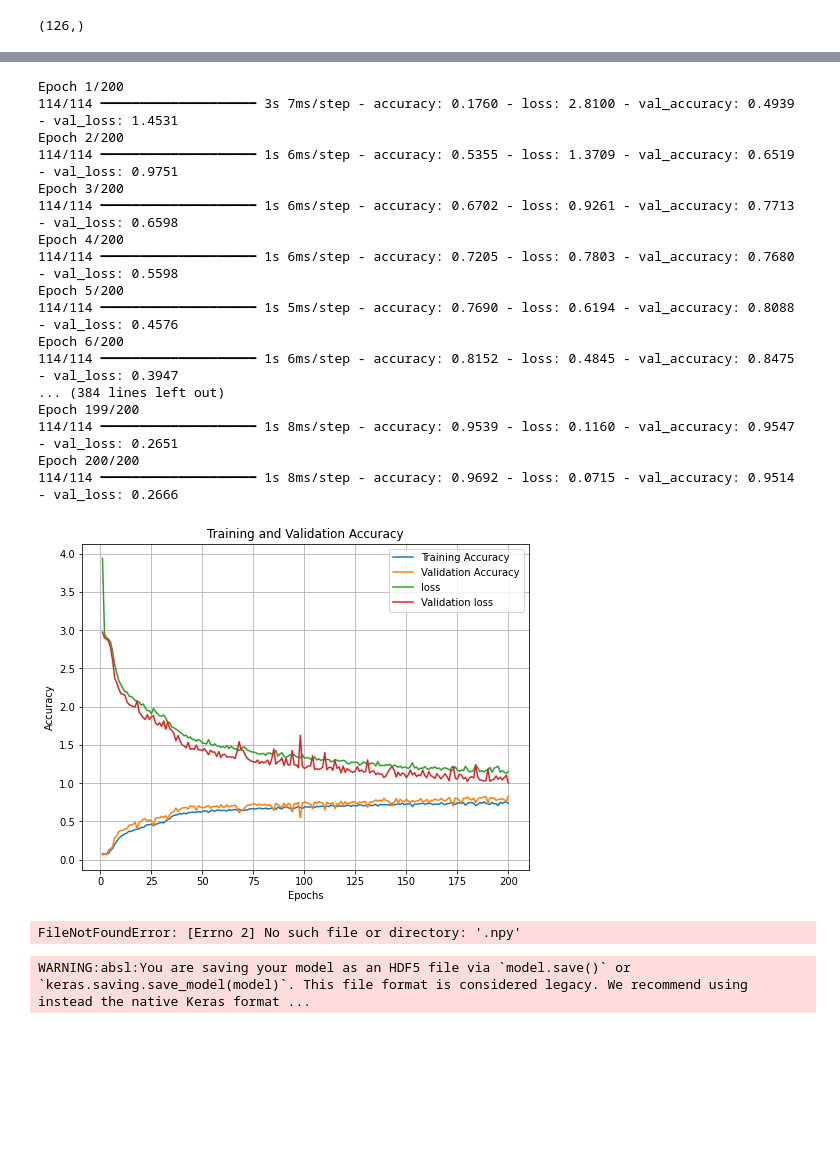
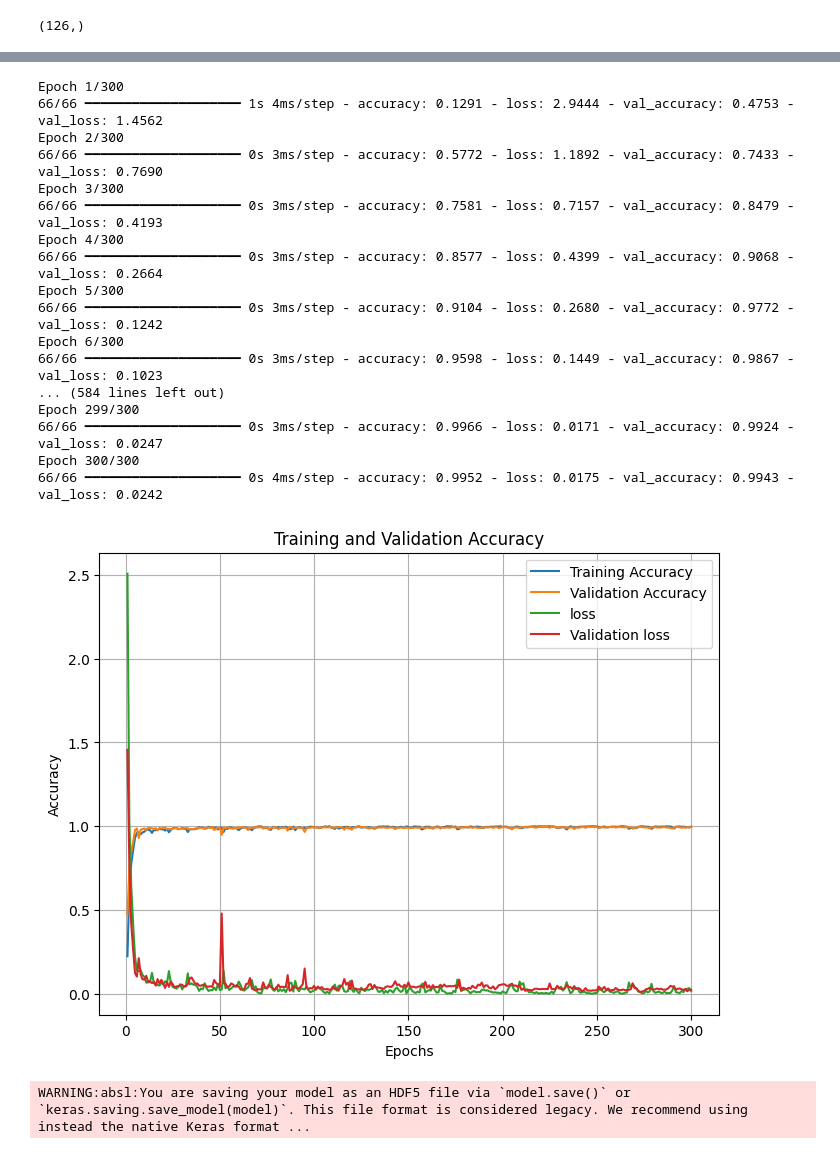
Before and after one commit to Gestura-Bangkit-Capstone-Project/machine-learning, a Jupyter notebook: TrainModel.ipynb, the cells around one changed output, grey strips where cells are left out. Cells and saved outputs as stored; diff of their text form; code cells hidden in the pictures; blank space fills up the shorter version.

Commit message:
added model8

```diff
--- a/TrainModel.ipynb
+++ b/TrainModel.ipynb
@@ -36,7 +36,7 @@ def muat_data_dan_label(folder_utama):
 
     return data_label_list
 # %%
-base_path = os.path.join(os.getcwd(), 'data_Leon')
+base_path = os.path.join(os.getcwd(), 'data_tambahan')
 dataset = muat_data_dan_label(base_path)
 # %%
 def preprocess_data(data_label_list):
@@ -126,45 +126,47 @@ Model: "sequential_14"
  Trainable params: 240,442 (939.23 KB)
  Non-trainable params: 0 (0.00 B)
 # %%
-history = model.fit(train_dataset, validation_data=val_dataset, epochs = 200, verbose = 1)
+history = model.fit(train_dataset, validation_data=val_dataset, epochs = 300, verbose = 1)
 # %% [output]
-Epoch 1/200
-114/114 ━━━━━━━━━━━━━━━━━━━━ 3s 7ms/step - accuracy: 0.1760 - loss: 2.8100 - val_accuracy: 0.4939 - val_loss: 1.4531
-Epoch 2/200
-114/114 ━━━━━━━━━━━━━━━━━━━━ 1s 6ms/step - accuracy: 0.5355 - loss: 1.3709 - val_accuracy: 0.6519 - val_loss: 0.9751
-Epoch 3/200
-114/114 ━━━━━━━━━━━━━━━━━━━━ 1s 6ms/step - accuracy: 0.6702 - loss: 0.9261 - val_accuracy: 0.7713 - val_loss: 0.6598
-Epoch 4/200
-114/114 ━━━━━━━━━━━━━━━━━━━━ 1s 6ms/step - accuracy: 0.7205 - loss: 0.7803 - val_accuracy: 0.7680 - val_loss: 0.5598
-Epoch 5/200
-114/114 ━━━━━━━━━━━━━━━━━━━━ 1s 5ms/step - accuracy: 0.7690 - loss: 0.6194 - val_accuracy: 0.8088 - val_loss: 0.4576
-Epoch 6/200
-114/114 ━━━━━━━━━━━━━━━━━━━━ 1s 6ms/step - accuracy: 0.8152 - loss: 0.4845 - val_accuracy: 0.8475 - val_loss: 0.3947
-... (384 lines left out)
-Epoch 199/200
-114/114 ━━━━━━━━━━━━━━━━━━━━ 1s 8ms/step - accuracy: 0.9539 - loss: 0.1160 - val_accuracy: 0.9547 - val_loss: 0.2651
-Epoch 200/200
-114/114 ━━━━━━━━━━━━━━━━━━━━ 1s 8ms/step - accuracy: 0.9692 - loss: 0.0715 - val_accuracy: 0.9514 - val_loss: 0.2666
+Epoch 1/300
+66/66 ━━━━━━━━━━━━━━━━━━━━ 1s 4ms/step - accuracy: 0.1291 - loss: 2.9444 - val_accuracy: 0.4753 - val_loss: 1.4562
+Epoch 2/300
+66/66 ━━━━━━━━━━━━━━━━━━━━ 0s 3ms/step - accuracy: 0.5772 - loss: 1.1892 - val_accuracy: 0.7433 - val_loss: 0.7690
+Epoch 3/300
+66/66 ━━━━━━━━━━━━━━━━━━━━ 0s 3ms/step - accuracy: 0.7581 - loss: 0.7157 - val_accuracy: 0.8479 - val_loss: 0.4193
+Epoch 4/300
+66/66 ━━━━━━━━━━━━━━━━━━━━ 0s 3ms/step - accuracy: 0.8577 - loss: 0.4399 - val_accuracy: 0.9068 - val_loss: 0.2664
+Epoch 5/300
+66/66 ━━━━━━━━━━━━━━━━━━━━ 0s 3ms/step - accuracy: 0.9104 - loss: 0.2680 - val_accuracy: 0.9772 - val_loss: 0.1242
+Epoch 6/300
+66/66 ━━━━━━━━━━━━━━━━━━━━ 0s 3ms/step - accuracy: 0.9598 - loss: 0.1449 - val_accuracy: 0.9867 - val_loss: 0.1023
+... (584 lines left out)
+Epoch 299/300
+66/66 ━━━━━━━━━━━━━━━━━━━━ 0s 3ms/step - accuracy: 0.9966 - loss: 0.0171 - val_accuracy: 0.9924 - val_loss: 0.0247
+Epoch 300/300
+66/66 ━━━━━━━━━━━━━━━━━━━━ 0s 4ms/step - accuracy: 0.9952 - loss: 0.0175 - val_accuracy: 0.9943 - val_loss: 0.0242
 # %%
 train_acc = history.history['accuracy']
 val_acc = history.history['val_accuracy']
 loss = history.history['loss']
 val_loss = history.history['val_loss']
 
+epoch = 301
+
 # Membuat grafik akurasi
 plt.figure(figsize=(8, 6))
-plt.plot(range(1, 201), train_acc, label='Training Accuracy')
-plt.plot(range(1, 201), val_acc, label='Validation Accuracy')
-plt.plot(range(1, 201), loss, label='loss')
-plt.plot(range(1, 201), val_loss, label='Validation loss')
+plt.plot(range(1, epoch), train_acc, label='Training Accuracy')
+plt.plot(range(1, epoch), val_acc, label='Validation Accuracy')
+plt.plot(range(1, epoch), loss, label='loss')
+plt.plot(range(1, epoch), val_loss, label='Validation loss')
 plt.xlabel('Epochs')
 plt.ylabel('Accuracy')
 plt.title('Training and Validation Accuracy')
 plt.legend()
 plt.grid(True)
 plt.show()
 # %% [output]
-[figure, old version]
+[figure, new version]
 # %%
 # Data uji tunggal
 single_test_data = np.load('.npy')
@@ -174,6 +176,4 @@ single_test_data = np.expand_dims(single_test_data, axis=0)  # Ubah ke batch for
 prediksi = model.predict(single_test_data)
 predicted_class = np.argmax(prediksi, axis=1)
 print(f"Kelas prediksi untuk data tunggal: {predicted_class}")
-# %% [output]
-FileNotFoundError: [Errno 2] No such file or directory: '.npy'
 # %%
```
Also changed, not shown: parts of 3 cells of this notebook, 3 other files.
